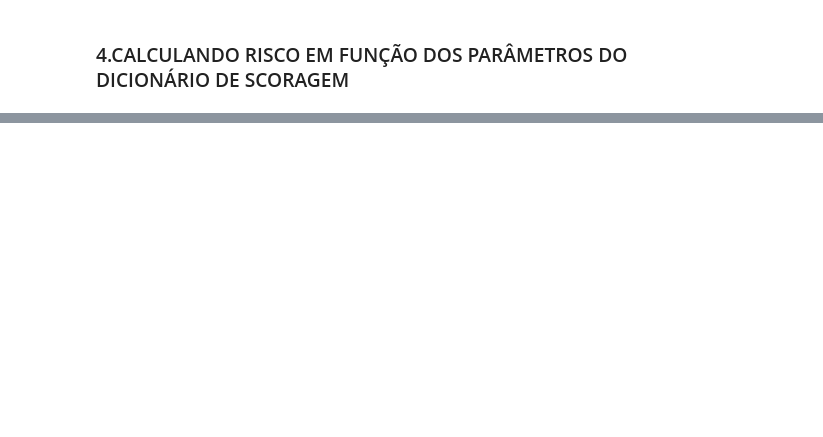
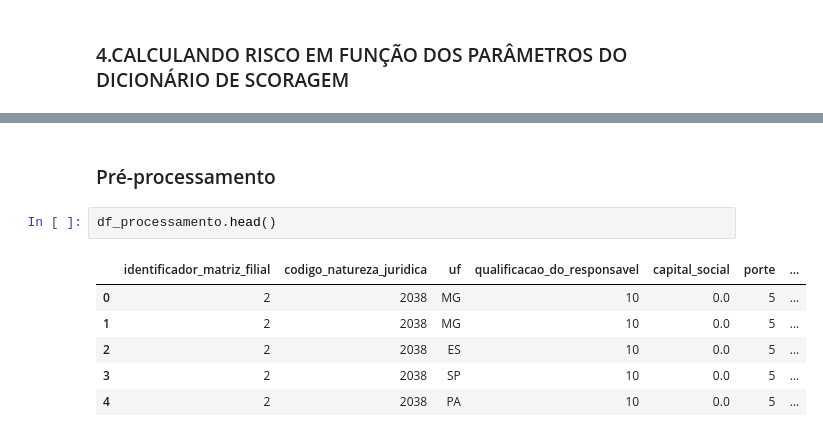
Before and after one commit to lnard81/StepCreditoInadimplencia, a Jupyter notebook: notebooks/00-step-credito-inadimplencia.ipynb, the cells around one changed output, grey strips where cells are left out. Saved outputs shown, nothing was run; the diff lists cells and outputs as text; blank space fills up the shorter version.

```diff
--- a/notebooks/00-step-credito-inadimplencia.ipynb
+++ b/notebooks/00-step-credito-inadimplencia.ipynb
@@ -314,0 +369,11 @@ out.reset_index().T
+# %% [markdown]
+### Pré-processamento
+# %%
+df_processamento.head()
+# %% [output]
+|  | identificador_matriz_filial | codigo_natureza_juridica | uf | qualificacao_do_responsavel | capital_social | porte | ... |
+| 0 | 2 | 2038 | MG | 10 | 0.0 | 5 | ... |
+| 1 | 2 | 2038 | MG | 10 | 0.0 | 5 | ... |
+| 2 | 2 | 2038 | ES | 10 | 0.0 | 5 | ... |
+| 3 | 2 | 2038 | SP | 10 | 0.0 | 5 | ... |
+| 4 | 2 | 2038 | PA | 10 | 0.0 | 5 | ... |
```
Also changed, not shown: parts of 8 cells of this notebook.
